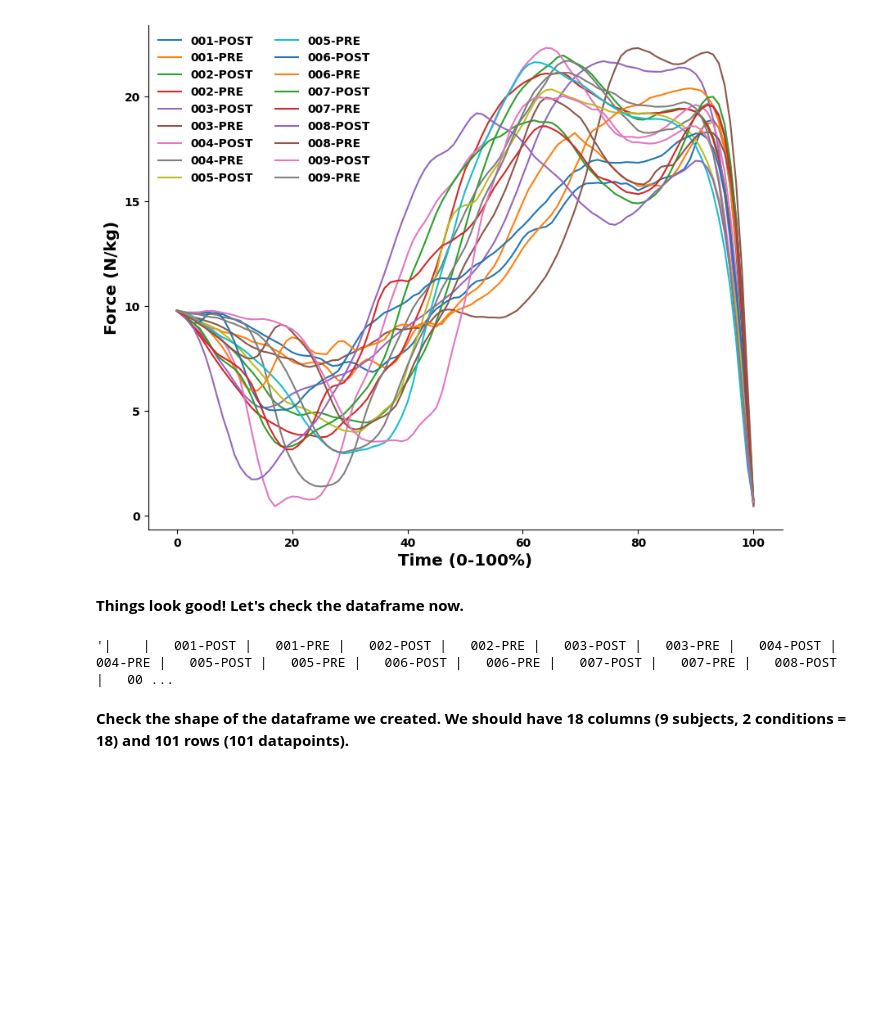
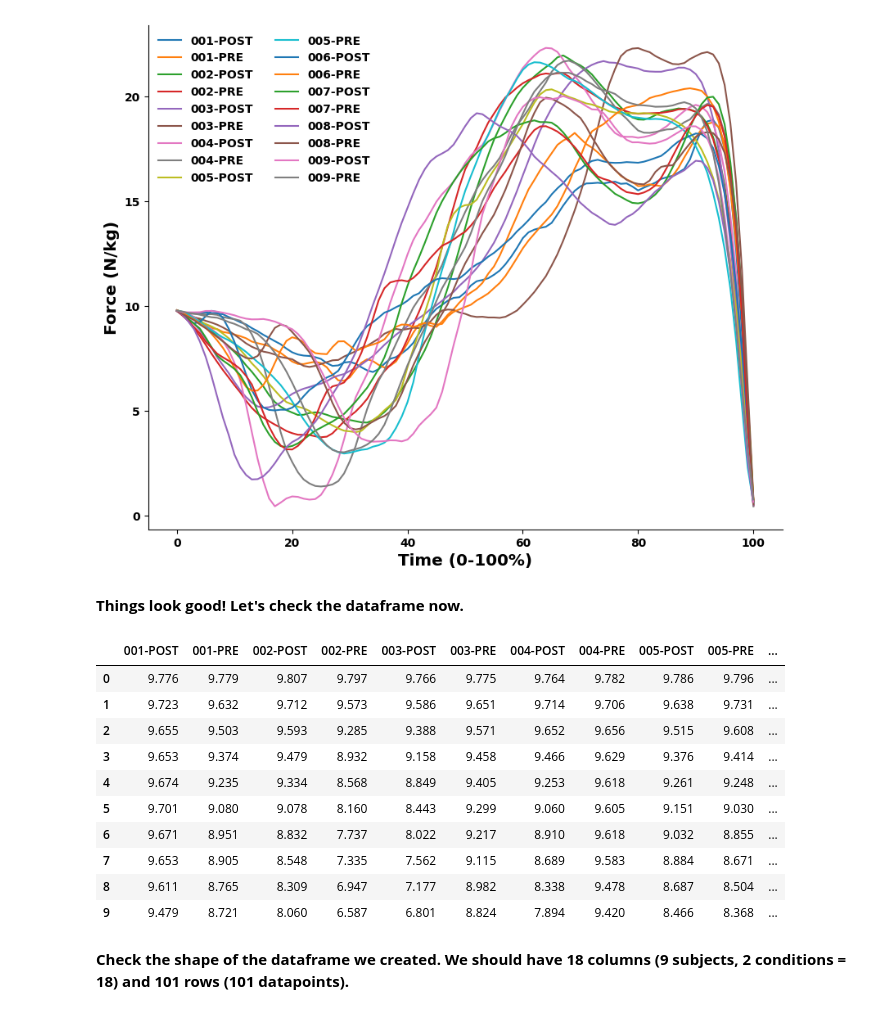
Before and after one commit to cjcleary/ClearyResearch, a Jupyter notebook: Misc/Cleary SPM1D CMJ clean data.ipynb, the cells around one changed output. Saved outputs shown, nothing was run; the diff lists cells and outputs as text; code cells hidden in the pictures; blank space fills up the shorter version.

```diff
--- a/Misc/Cleary SPM1D CMJ clean data.ipynb
+++ b/Misc/Cleary SPM1D CMJ clean data.ipynb
@@ -19,6 +19,11 @@ import matplotlib.pyplot as plt
 from tkinter.filedialog import askdirectory
 import spm1d
 
+
+# defining outputs for panda's dataframes
+pd.options.display.html.table_schema = False
+pd.options.display.float_format = '{:.3f}'.format
+
 # defining plot theme.
 custom_theme = {"axes.spines.right": False, "axes.spines.top": False,
                 "axes.titlelocation": "center", "axes.titley": 1,
@@ -146,9 +151,19 @@ plt.xlabel('Time (0-100%)');
 # %% [markdown]
 <b> Things look good! Let's check the dataframe now.
 # %%
-data_to_save.head(10).to_markdown()
+data_to_save.head(10)
 # %% [output]
-'|    |   001-POST |   001-PRE |   002-POST |   002-PRE |   003-POST |   003-PRE |   004-POST |   004-PRE |   005-POST |   005-PRE |   006-POST |   006-PRE |   007-POST |   007-PRE |   008-POST |   00 ...
+|  | 001-POST | 001-PRE | 002-POST | 002-PRE | 003-POST | 003-PRE | 004-POST | 004-PRE | 005-POST | 005-PRE | ... |
+| 0 | 9.776 | 9.779 | 9.807 | 9.797 | 9.766 | 9.775 | 9.764 | 9.782 | 9.786 | 9.796 | ... |
+| 1 | 9.723 | 9.632 | 9.712 | 9.573 | 9.586 | 9.651 | 9.714 | 9.706 | 9.638 | 9.731 | ... |
+| 2 | 9.655 | 9.503 | 9.593 | 9.285 | 9.388 | 9.571 | 9.652 | 9.656 | 9.515 | 9.608 | ... |
+| 3 | 9.653 | 9.374 | 9.479 | 8.932 | 9.158 | 9.458 | 9.466 | 9.629 | 9.376 | 9.414 | ... |
+| 4 | 9.674 | 9.235 | 9.334 | 8.568 | 8.849 | 9.405 | 9.253 | 9.618 | 9.261 | 9.248 | ... |
+| 5 | 9.701 | 9.080 | 9.078 | 8.160 | 8.443 | 9.299 | 9.060 | 9.605 | 9.151 | 9.030 | ... |
+| 6 | 9.671 | 8.951 | 8.832 | 7.737 | 8.022 | 9.217 | 8.910 | 9.618 | 9.032 | 8.855 | ... |
+| 7 | 9.653 | 8.905 | 8.548 | 7.335 | 7.562 | 9.115 | 8.689 | 9.583 | 8.884 | 8.671 | ... |
+| 8 | 9.611 | 8.765 | 8.309 | 6.947 | 7.177 | 8.982 | 8.338 | 9.478 | 8.687 | 8.504 | ... |
+| 9 | 9.479 | 8.721 | 8.060 | 6.587 | 6.801 | 8.824 | 7.894 | 9.420 | 8.466 | 8.368 | ... |
 # %% [markdown]
 <b> Check the shape of the dataframe we created. We should have 18 columns (9 subjects, 2 conditions = 18) and 101 rows (101 datapoints).
 # %%
```
Also changed, not shown: 1 other file.
